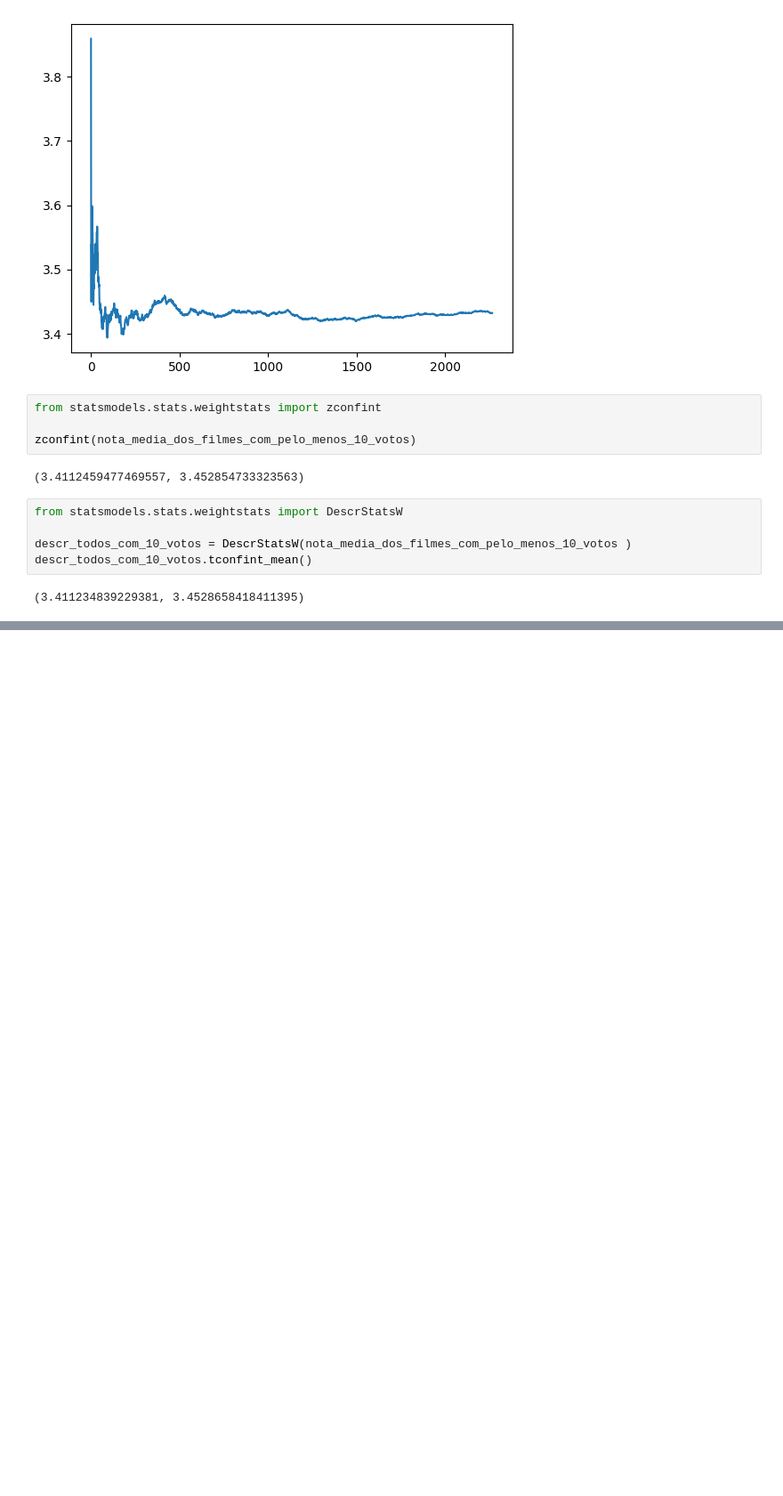
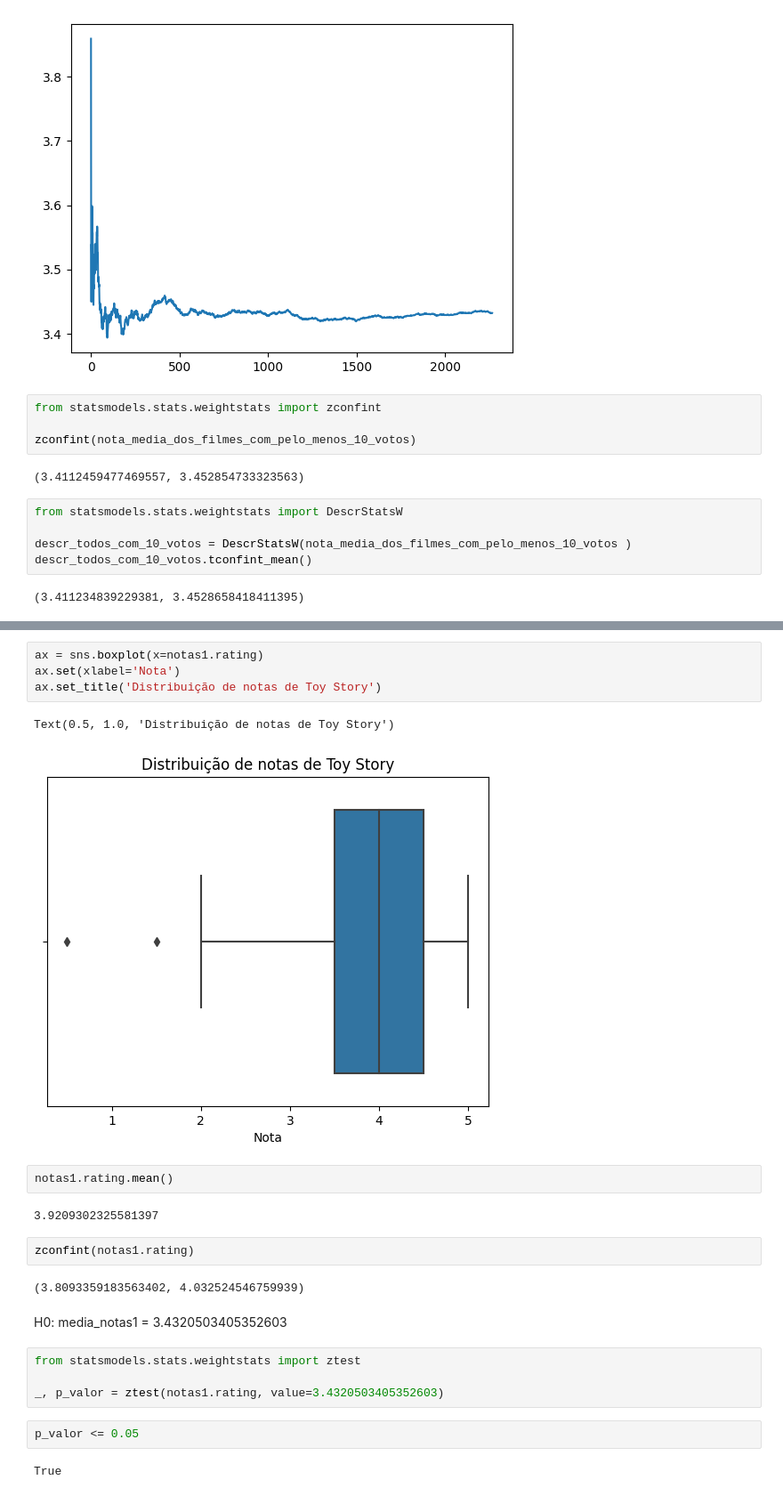
Before and after one commit to LuTDC/estatistica_python_alura, a Jupyter notebook: Modulo4 - Testes estatísticos com Python/Data_Science-Testes_Introducao.ipynb, the cells around one changed output, grey strips where cells are left out. Shown at 89% size. Drawn from its saved outputs; the diff is of its cells as text; blank space fills up the shorter version.

```diff
--- a/Modulo4 - Testes estatísticos com Python/Data_Science-Testes_Introducao.ipynb
+++ b/Modulo4 - Testes estatísticos com Python/Data_Science-Testes_Introducao.ipynb
@@ -257,0 +291,25 @@ descr_todos_com_10_votos.tconfint_mean()
+# %%
+ax = sns.boxplot(x=notas1.rating)
+ax.set(xlabel='Nota')
+ax.set_title('Distribuição de notas de Toy Story')
+# %% [output]
+Text(0.5, 1.0, 'Distribuição de notas de Toy Story')
+[figure, added]
+# %%
+notas1.rating.mean()
+# %% [output]
+3.9209302325581397
+# %%
+zconfint(notas1.rating)
+# %% [output]
+(3.8093359183563402, 4.032524546759939)
+# %% [markdown]
+H0: media_notas1 = 3.4320503405352603
+# %%
+from statsmodels.stats.weightstats import ztest
+
+_, p_valor = ztest(notas1.rating, value=3.4320503405352603)
+# %%
+p_valor <= 0.05
+# %% [output]
+True
```
Also changed, not shown: parts of 10 cells of this notebook.
